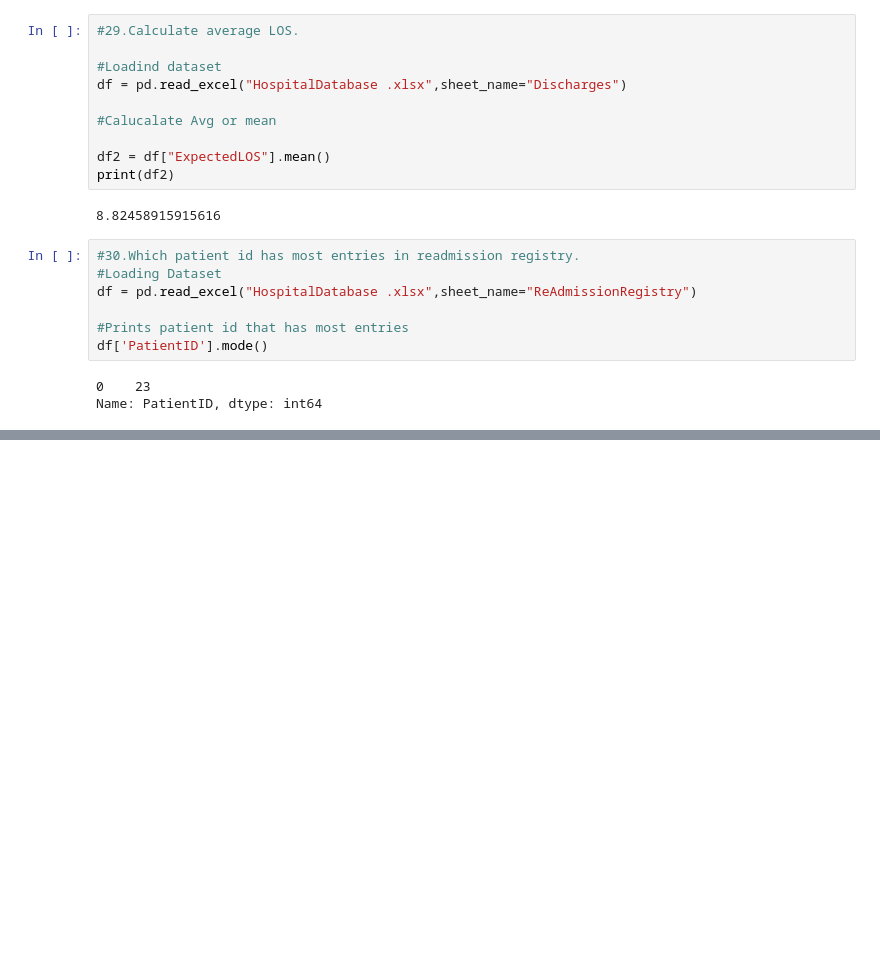
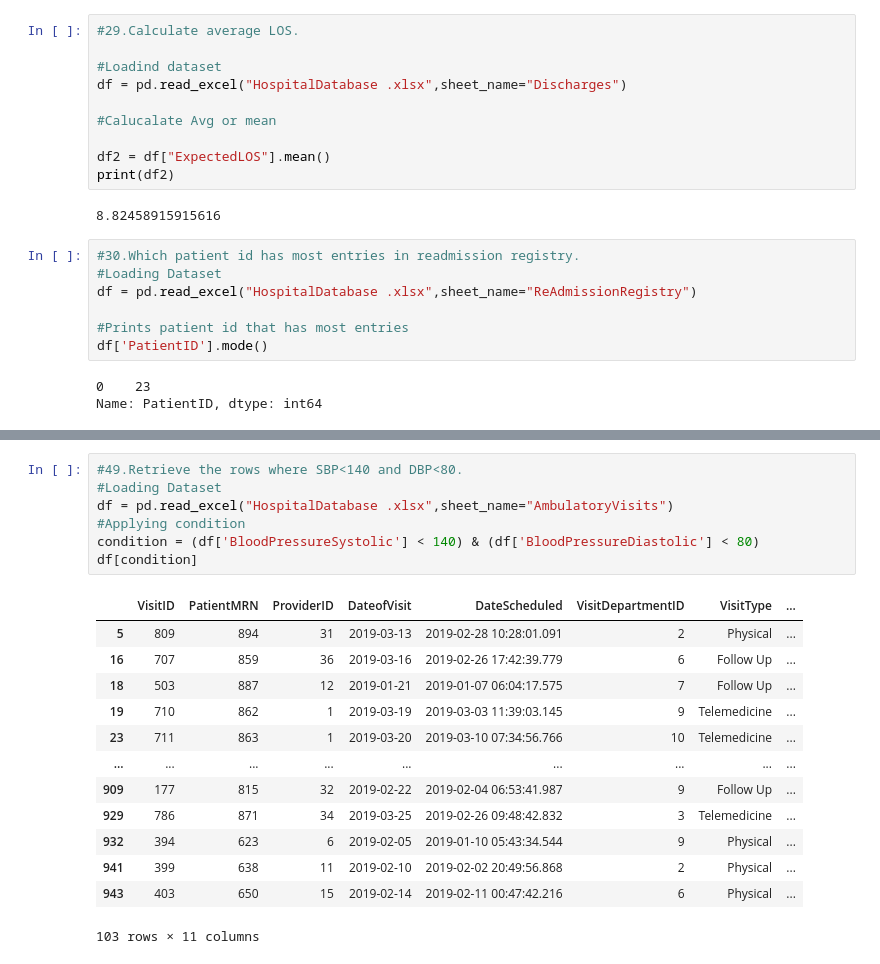
Before and after one commit to KalyaniKurakula/NumpyWarriors1, a Jupyter notebook: Hackthon/Kalyani_Numpy.ipynb, the cells around one changed output, grey strips where cells are left out. Cells and saved outputs as stored; diff of their text form; blank space fills up the shorter version.

```diff
--- a/Hackthon/Kalyani_Numpy.ipynb
+++ b/Hackthon/Kalyani_Numpy.ipynb
@@ -125,0 +136,21 @@ Name: PatientID, dtype: int64
+# %%
+#49.Retrieve the rows where SBP<140 and DBP<80.
+#Loading Dataset
+df = pd.read_excel("HospitalDatabase .xlsx",sheet_name="AmbulatoryVisits")
+#Applying condition
+condition = (df['BloodPressureSystolic'] < 140) & (df['BloodPressureDiastolic'] < 80)
+df[condition]
+# %% [output]
+|  | VisitID | PatientMRN | ProviderID | DateofVisit | DateScheduled | VisitDepartmentID | VisitType | ... |
+| 5 | 809 | 894 | 31 | 2019-03-13 | 2019-02-28 10:28:01.091 | 2 | Physical | ... |
+| 16 | 707 | 859 | 36 | 2019-03-16 | 2019-02-26 17:42:39.779 | 6 | Follow Up | ... |
+| 18 | 503 | 887 | 12 | 2019-01-21 | 2019-01-07 06:04:17.575 | 7 | Follow Up | ... |
+| 19 | 710 | 862 | 1 | 2019-03-19 | 2019-03-03 11:39:03.145 | 9 | Telemedicine | ... |
+| 23 | 711 | 863 | 1 | 2019-03-20 | 2019-03-10 07:34:56.766 | 10 | Telemedicine | ... |
+| ... | ... | ... | ... | ... | ... | ... | ... | ... |
+| 909 | 177 | 815 | 32 | 2019-02-22 | 2019-02-04 06:53:41.987 | 9 | Follow Up | ... |
+| 929 | 786 | 871 | 34 | 2019-03-25 | 2019-02-26 09:48:42.832 | 3 | Telemedicine | ... |
+| 932 | 394 | 623 | 6 | 2019-02-05 | 2019-01-10 05:43:34.544 | 9 | Physical | ... |
+| 941 | 399 | 638 | 11 | 2019-02-10 | 2019-02-02 20:49:56.868 | 2 | Physical | ... |
+| 943 | 403 | 650 | 15 | 2019-02-14 | 2019-02-11 00:47:42.216 | 6 | Physical | ... |
+103 rows × 11 columns
```
Also changed, not shown: parts of 1 cell of this notebook.
